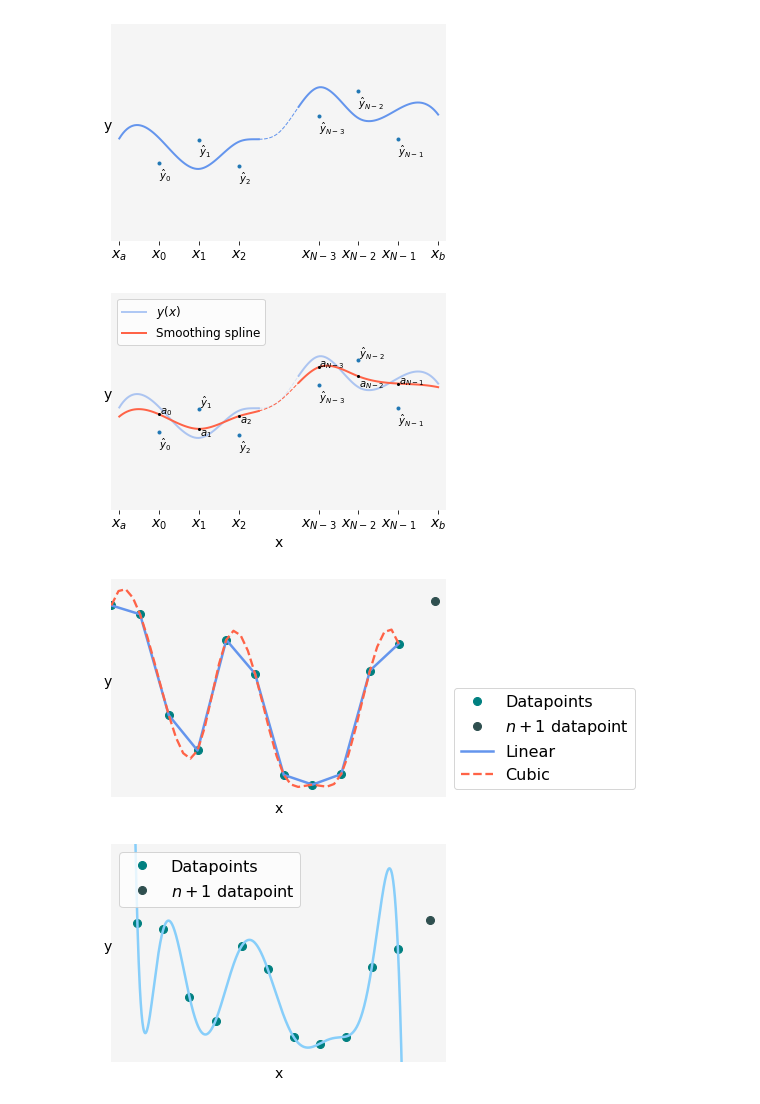
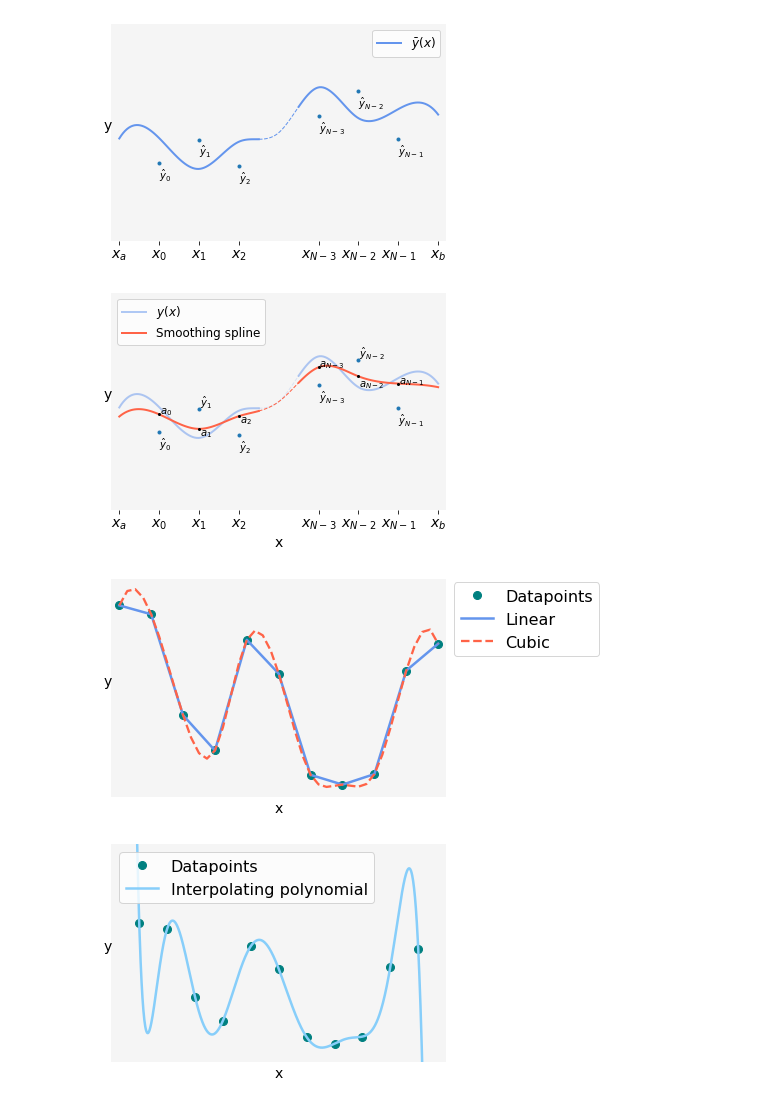
Before and after one commit to NikolineBalle/Bachelor, a Jupyter notebook: skitse_plots.ipynb, the cells around one changed output. Cells and saved outputs as stored; diff of their text form; code cells hidden in the pictures.

Commit message:
Updated figur 1,2,3,4

```diff
--- a/skitse_plots.ipynb
+++ b/skitse_plots.ipynb
@@ -54,7 +54,7 @@ def plot_poly(xi_multi, yi_multi, c):
     f = plt.figure()
     plt.clf()
     plt.plot(xi_multi,yi_multi,'.', color = 'teal',  markersize=16)
-    plt.plot(22.5, 1.05, '.', color='darkslategray', markersize=16)
+    # plt.plot(22.5, 1.05, '.', color='darkslategray', markersize=16)
     plt.plot(x,y,'-', color = 'lightskyblue', linewidth = 2.5)
     plt.xlabel('x', fontsize = 14)
     plt.ylabel('y', rotation = 0, fontsize = 14)
@@ -67,8 +67,8 @@ def plot_poly(xi_multi, yi_multi, c):
     plt.xticks([])
     plt.yticks([])
     plt.tick_params(left=False, bottom = False, right = False, top = False)
-    plt.legend(['Datapoints', '$n+1$ datapoint'], loc='upper left', numpoints=1, prop={'size': 16})
-    plt.xlim(-2, 23.7)
+    plt.legend(['Datapoints', 'Interpolating polynomial'], loc='best', numpoints=1, prop={'size': 16})
+    plt.xlim(-2, 22)
     plt.ylim(-1.3, 2.3)
 
     plt.show()
@@ -88,7 +88,7 @@ def plot_splines(x,y, datapoint):
 
     f = plt.figure()
     plt.plot(x, y, '.', color = 'teal', markersize=16)
-    plt.plot(datapoint[0], datapoint[1], '.', color = 'darkslategray', markersize=16)
+    # plt.plot(datapoint[0], datapoint[1], '.', color = 'darkslategray', markersize=16)
     plt.plot(xnew, f1(xnew), '-',  linewidth = 2.5, color = 'cornflowerblue')
     plt.plot(xnew, f2(xnew), '--', linewidth = 2.3, color = 'tomato')
     plt.xlabel('x', fontsize = 14)
@@ -101,8 +101,8 @@ def plot_splines(x,y, datapoint):
     plt.xticks([])
     plt.yticks([])
     plt.tick_params(left=False, bottom = False, right = False, top = False)
-    plt.legend(['Datapoints', '$n+1$ datapoint','Linear', 'Cubic'], loc='lower left', numpoints=1, prop={'size': 16},bbox_to_anchor=(1, 0) )
-    plt.xlim(0, 23.3)
+    plt.legend(['Datapoints', 'Linear', 'Cubic'], loc='lower left', numpoints=1, prop={'size': 16},bbox_to_anchor=(1, 0.61) )
+    plt.xlim(-0.5, 20.5)
     plt.show()
     my_path = os.getcwd()
     f.savefig(my_path + "/Plots/splines.pdf", bbox_inches='tight')
@@ -119,6 +119,8 @@ def sum_of_functions(x,y, x1, y1, point1, point2):
     """
     xticks = [ 3, 5, 8]
     xnew = np.linspace(1,10,75)
+    x_values = [point1[0], point2[0]]
+    y_values = [point1[1], point2[1]]
     f2 = interp1d(x, y, kind = 'cubic')
     f3 = interp1d(x1, y1, kind = 'cubic')
 
@@ -126,7 +128,8 @@ def sum_of_functions(x,y, x1, y1, point1, point2):
     plt.plot(point1[0], point1[1], '.', color='black', markersize=18)
     plt.plot(point2[0], point2[1], '.',color = 'black', markersize=18)
     plt.plot(xnew, f2(xnew), '-', color='cornflowerblue', label = '$g(x)$', linewidth = 2)
-    plt.plot(xnew, f3(xnew), '-', color='black', label = '$y(x)$',linewidth = 2)
+    #plt.plot(xnew, f3(xnew), '-', color='black', label = '$y(x)$',linewidth = 2)
+    plt.plot(x_values, y_values,'-', color='black', label = '$y(x)$',linewidth = 2)
     plt.plot(xnew, f3(xnew)+f2(xnew), '-', color='lightskyblue', label = '$\widetilde{y}(x)$', linewidth = 2)
     plt.xlim(0, 11)
     plt.ylim(0, 12)
@@ -269,6 +272,7 @@ def yhatskitse(x,y):
     plt.text(6, 2.85-0.16-0.09,  '$\hat{y}_{N-3}$', fontsize=fonts)
     plt.text(7, 2.68+0.15-0.09,  '$\hat{y}_{N-2}$', fontsize=fonts)
     plt.text(8, 2.73-0.165-0.09,  '$\hat{y}_{N-1}$', fontsize=fonts)
+    plt.legend(['$\\bar{y}(x)$'], loc='best', numpoints=1, prop={'size': 12} )
     plt.tick_params(left=False, bottom = True, right = False, top = False)
     plt.show()
     my_path = os.getcwd()
@@ -319,7 +323,7 @@ def yhatskitsewpred(x,y):
     plt.text(6.02, 2.85-0.06,  '$a_{N-3}$', fontsize=fonts)
     plt.text(7.02, 2.68,  '$a_{N-2}$', fontsize=fonts)
     plt.text(8.02, 2.73-0.03,  '$a_{N-1}$', fontsize=fonts)
-    plt.legend( loc='upper left', numpoints=1, prop={'size': 12} )
+    plt.legend(loc='upper left', numpoints=1, prop={'size': 12} )
     plt.show()
     my_path = os.getcwd()
     f8.savefig(my_path + "/Plots/yhatskitsewpred.pdf", bbox_inches='tight')
@@ -331,34 +335,34 @@ y = [2.568, 2.57, 2.4, 2.55, 2.6, 2.85, 2.68, 2.73,2.7]
 yhatskitse(x,y)
 
 yhatskitsewpred(x,y)
 
 
 # Plot of linear and cubic splines interpolating x and y coordinates and an extra datapoint
 x = np.linspace(0, 20, num=11, endpoint=True)
 y = np.cos(-x**2/8.9)
 datapoint = [22.5, 1.05]
 plot_splines(x,y, datapoint)
 
 # Interpolating polynomial through x and y coordinates
 c = poly_interp(x, y)
 plot_poly(x, y, c)
 
 # Plot of two functions and the sum of them going from start to end point
 x = [1, 3, 5, 8, 10]
-y = [0, 2, 1, 4, 0]
+y = [0, 2, 1.6, 4, 0]
 x1 = [1, 3, 5, 8, 10]
 y1 = [3, 3, 3, 5, 6]
 point1 = [1, 3]
 point2 = [10, 6]
 sum_of_functions(x,y, x1, y1, point1, point2)
 
 
 # Plot of piecewise function and the derivative
 allx = [0, 1, 2, 3.5, 5.5, 7]
 piecewise_function(allx, 'cornflowerblue')
 piecewise_derivative(allx, 'cornflowerblue')
 # %% [output]
-[figure, old version]
+[figure, new version]
 [figure]
-[figure, old version]
+[figure, new version]
-[figure, old version]
+[figure, new version]
```
Also changed, not shown: parts of 1 cell of this notebook.
